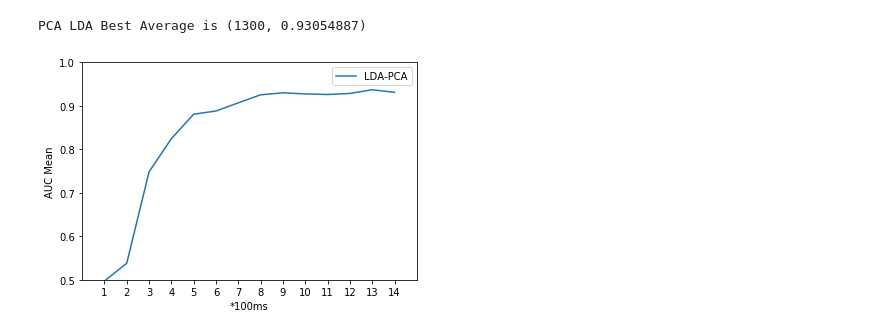
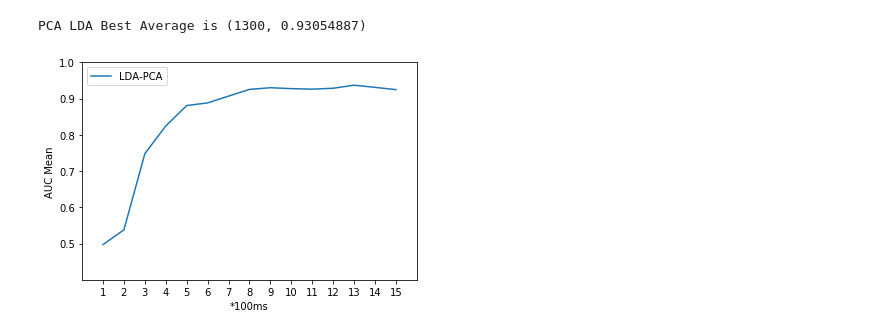
Before and after one commit to hesham-akmal/Brain-ADAS, a Jupyter notebook: EEG Work/RESULTS GRAPHS NOTEBOOK.ipynb, the cells around one changed output. Saved outputs shown, nothing was run; the diff lists cells and outputs as text; code cells hidden in the pictures.

Commit message:
added 1500ms to the graph

```diff
--- a/EEG Work/RESULTS GRAPHS NOTEBOOK.ipynb
+++ b/EEG Work/RESULTS GRAPHS NOTEBOOK.ipynb
@@ -369,20 +369,20 @@ print("PCA LDA Best Average is " + str(((np.argmax(LDAAvgAUC1000PCA) + 1) * 100,
 PCA LDA Best Average is (1300, 0.93054887)
 # %%
 finalAUCTimeData = np.array([0.497185045,0.537934368,0.74805802,0.82460958,0.88078982,0.88816273,0.90691592,
-                             0.92535837,0.93003608,0.92746619,0.92608357,0.928544,0.93699602,0.930996499])
+                             0.92535837,0.93003608,0.92746619,0.92608357,0.928544,0.93699602,0.930996499,0.924826587])
 
-plt.plot(np.arange(1,15,1), finalAUCTimeData, label="LDA-PCA")
+plt.plot(np.arange(1,16,1), finalAUCTimeData, label="LDA-PCA")
 plt.ylabel("AUC Mean")
 plt.xlabel("*100ms")
 plt.legend()
 plt.yticks(np.arange(0.5,1.1,0.1))
 plt.autoscale(tight=True)
 plt.legend()
 plt.ylim((0.4, 1))
-plt.xlim((0,15))
-plt.xticks(np.arange(1,15,1), np.arange(1,15,1))
+plt.xlim((0,16))
+plt.xticks(np.arange(1,16,1), np.arange(1,16,1))
 
 
 plt.show()
 # %% [output]
-[figure, old version]
+[figure, new version]
```
